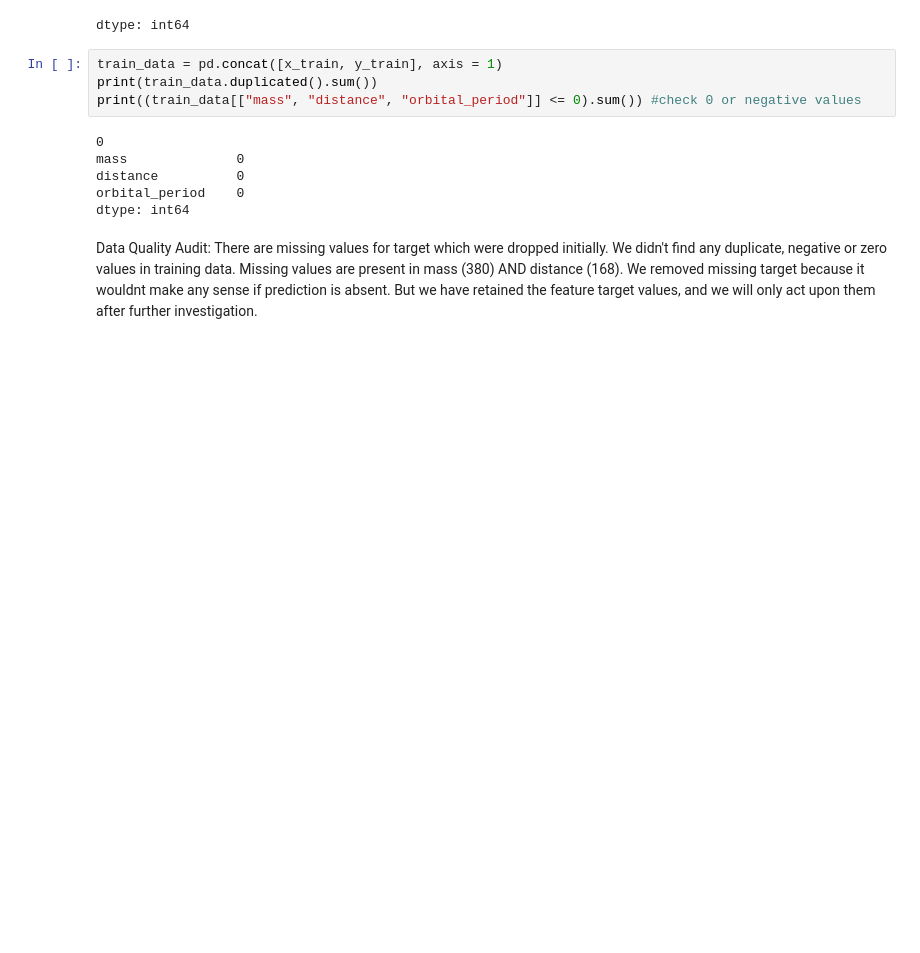
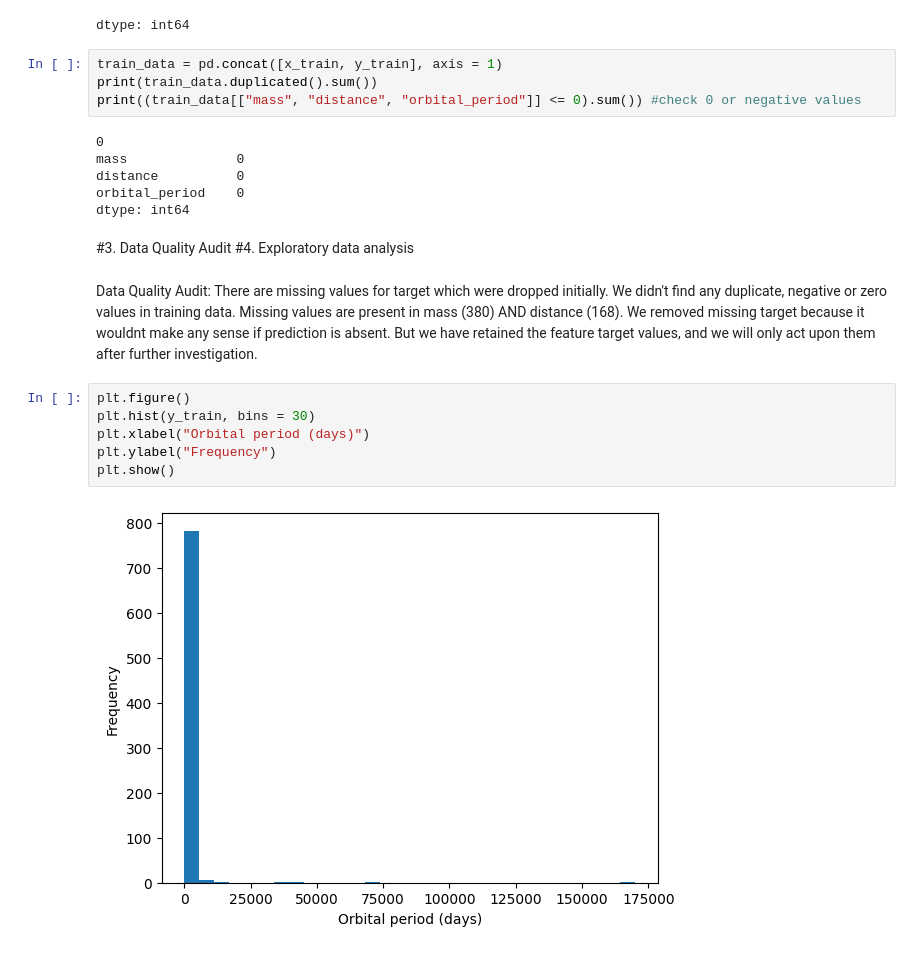
Before and after one commit to aashish7542/ai-learning, a Jupyter notebook: phase-0-foundations/python/Phase_0_3_mini_project.ipynb, the cells around one changed output. Cells and saved outputs as stored; diff of their text form; blank space fills up the shorter version.

```diff
--- a/phase-0-foundations/python/Phase_0_3_mini_project.ipynb
+++ b/phase-0-foundations/python/Phase_0_3_mini_project.ipynb
@@ -96,9 +99,20 @@ mass              0
 distance          0
 orbital_period    0
 dtype: int64
+# %% [markdown]
+#3. Data Quality Audit
+#4. Exploratory data analysis
 # %% [markdown]
 Data Quality Audit:
 There are missing values for target which were dropped initially.
 We didn't find any duplicate, negative or zero values in training data.
 Missing values are present in mass (380) AND distance (168).
 We removed missing target because it wouldnt make any sense if prediction is absent. But we have retained the feature target values, and we will only act upon them after further investigation.
+# %%
+plt.figure()
+plt.hist(y_train, bins = 30)
+plt.xlabel("Orbital period (days)")
+plt.ylabel("Frequency")
+plt.show()
+# %% [output]
+[figure, added]
```
Also changed, not shown: parts of 25 cells of this notebook.
